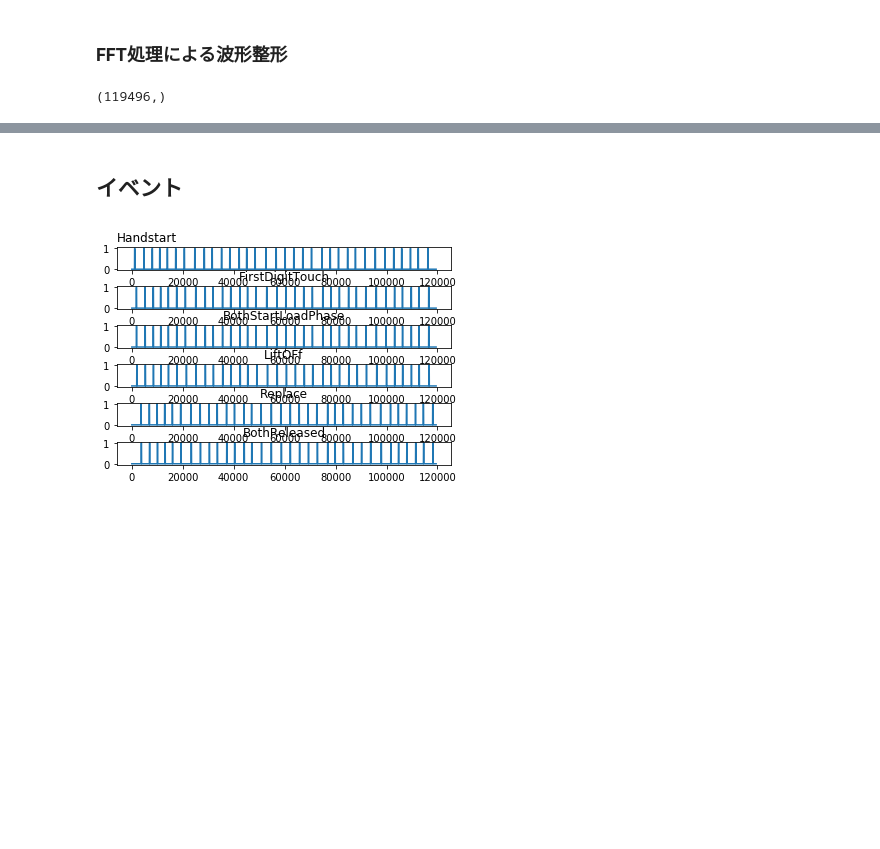
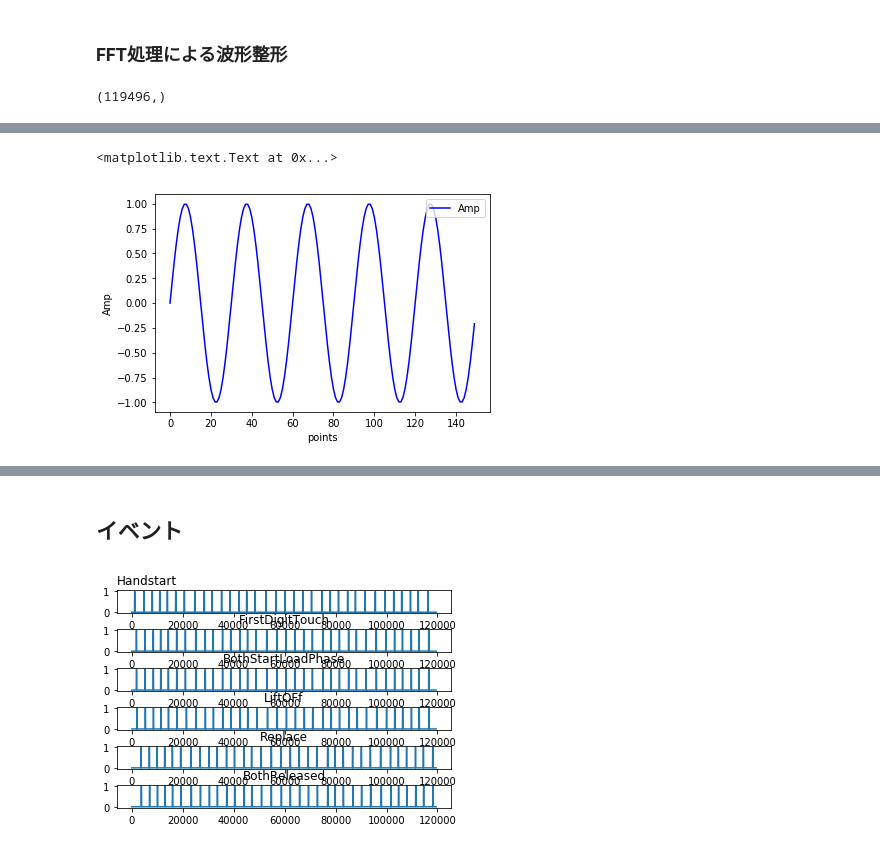
Before and after one commit to shimalice/GAL_EEG, a Jupyter notebook: test.ipynb, the cells around one changed output, grey strips where cells are left out. Drawn from its saved outputs; the diff is of its cells as text; code cells hidden in the pictures; blank space fills up the shorter version.

```diff
--- a/test.ipynb
+++ b/test.ipynb
@@ -432,0 +466,17 @@ plt.ylabel("Amplitude")
+# %%
+Fs = 150.0;  # sampling rate
+Ts = 1.0/Fs; # sampling interval
+t = np.arange(0,1,Ts) # time vector
+
+ff = 5;   # frequency of the signal
+y = np.sin(2*np.pi*ff*t)
+plt.figure()
+plt.plot(y, "b", label="Amp")
+plt.axis("tight")
+plt.legend(loc="upper right")
+plt.xlabel("points")
+# plt.xlim([0,10000])
+plt.ylabel("Amp")
+# %% [output]
+<matplotlib.text.Text at 0x...>
+[figure, added]
```
Also changed, not shown: parts of 20 cells of this notebook, 1 other file.
